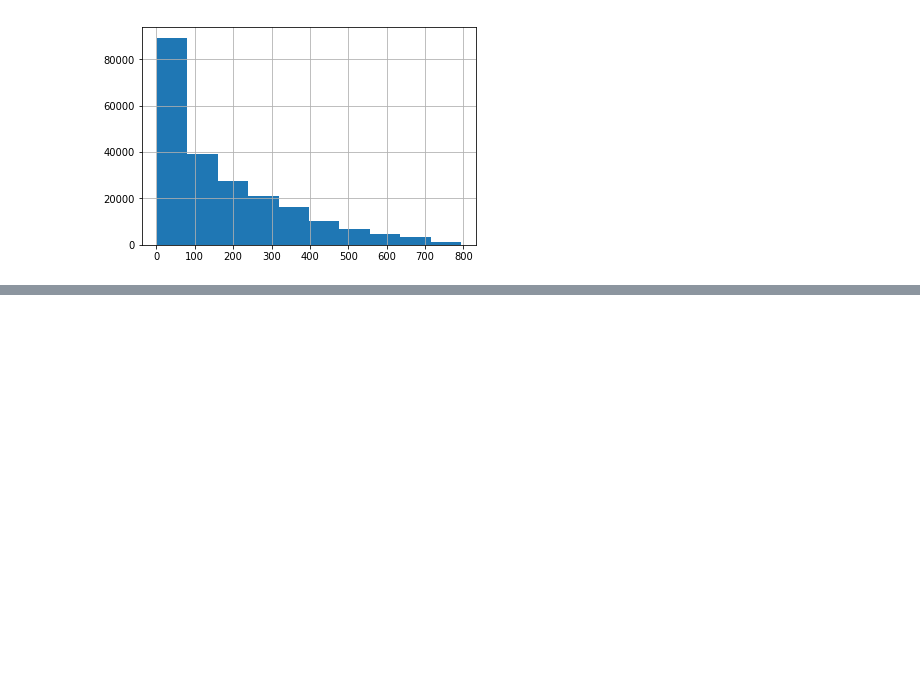
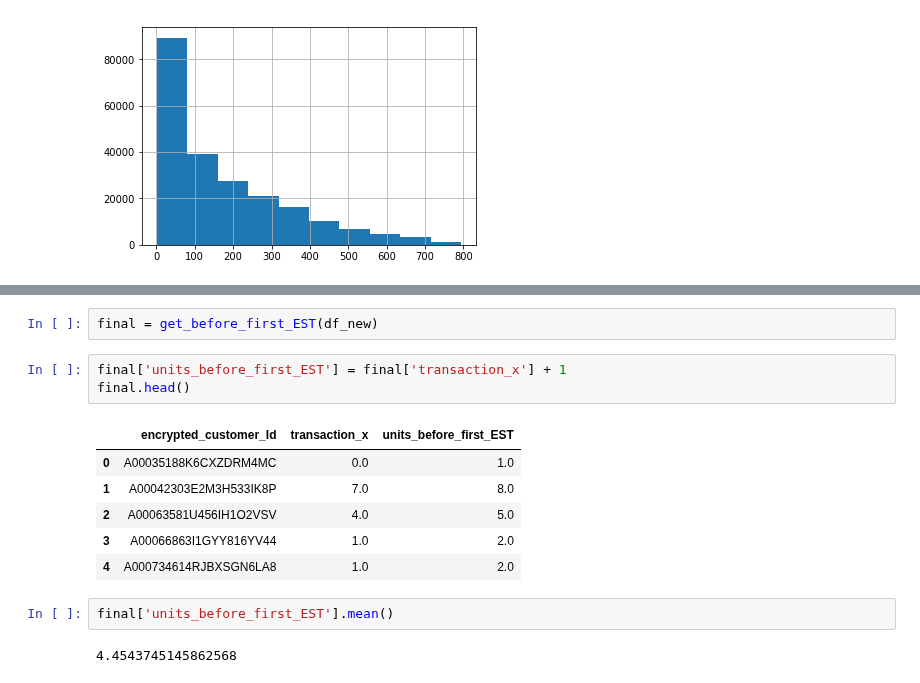
Before and after one commit to dfadeeff/AMZ_Projects, a Jupyter notebook: VOD_cohorts.ipynb, the cells around one changed output, grey strips where cells are left out. Saved outputs shown, nothing was run; the diff lists cells and outputs as text; blank space fills up the shorter version.

```diff
--- a/VOD_cohorts.ipynb
+++ b/VOD_cohorts.ipynb
@@ -201,0 +226,16 @@ t['diff_btw_first_EST_first_ever'].hist()
+# %%
+final = get_before_first_EST(df_new)
+# %%
+final['units_before_first_EST'] = final['transaction_x'] + 1
+final.head()
+# %% [output]
+|  | encrypted_customer_Id | transaction_x | units_before_first_EST |
+| 0 | A00035188K6CXZDRM4MC | 0.0 | 1.0 |
+| 1 | A00042303E2M3H533IK8P | 7.0 | 8.0 |
+| 2 | A00063581U456IH1O2VSV | 4.0 | 5.0 |
+| 3 | A00066863I1GYY816YV44 | 1.0 | 2.0 |
+| 4 | A000734614RJBXSGN6LA8 | 1.0 | 2.0 |
+# %%
+final['units_before_first_EST'].mean()
+# %% [output]
+4.4543745145862568
```
Also changed, not shown: parts of 10 cells of this notebook.
